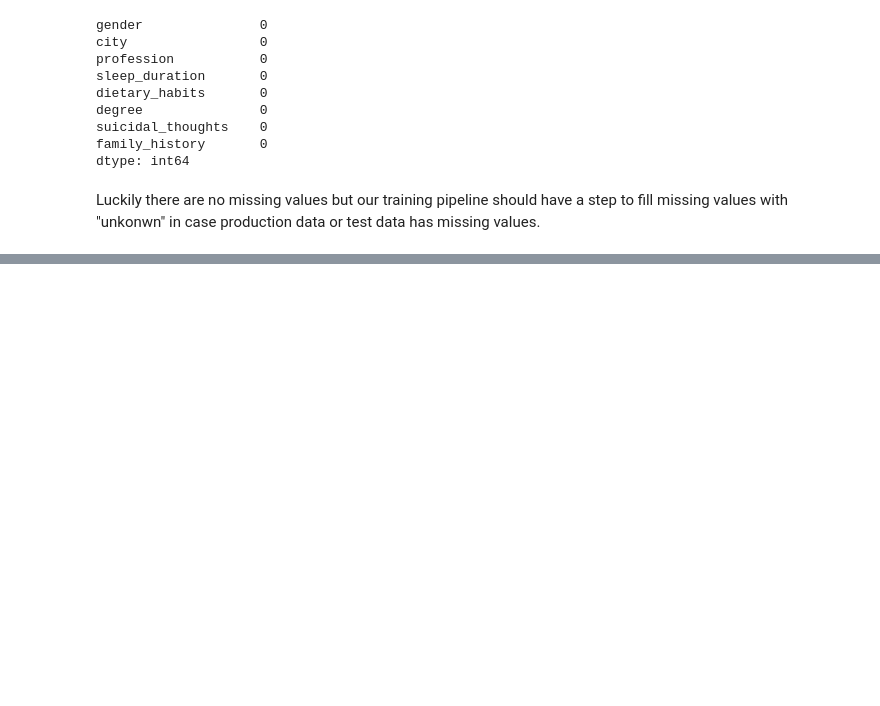
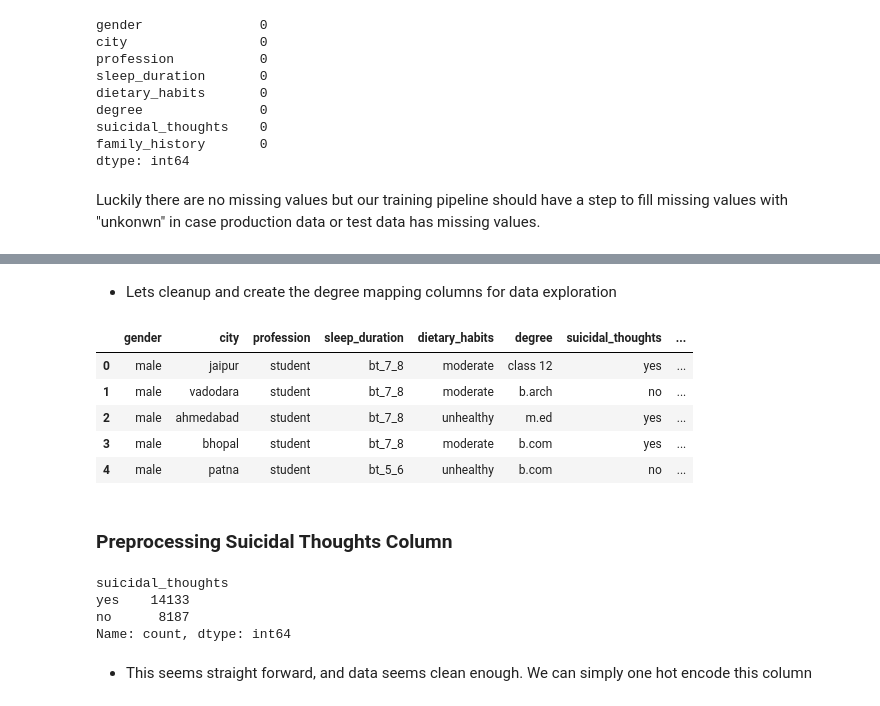
Before and after one commit to gaurangdave/mental_health_ml, a Jupyter notebook: notebooks/01_data_exploration.ipynb, the cells around one changed output, grey strips where cells are left out. Saved outputs shown, nothing was run; the diff lists cells and outputs as text; code cells hidden in the pictures; blank space fills up the shorter version.

```diff
--- a/notebooks/01_data_exploration.ipynb
+++ b/notebooks/01_data_exploration.ipynb
@@ -461,0 +403,38 @@ master_cities
+# %%
+# helper function to map dietary habits 'other' value to unhealthy
+def dietary_habits_mapping_fn(df):
+    if not isinstance(df, pd.DataFrame):
+        raise ValueError("Input must be a pandas DataFrame")
+    df_copy = df.copy()
+    df_copy.loc[df_copy["dietary_habits"] == "others","dietary_habits"] = "unhealthy"
+    return df_copy
+
+
+dietary_habits_mapping = FunctionTransformer(
+    dietary_habits_mapping_fn, feature_names_out="one-to-one")
+
+
+def make_dietary_habits_pipeline_fn(encoding='onehot'):
+    steps = [
+        ("default_cat_pipeline", default_cat_pipeline),
+        ("dietary_habits_mapping", dietary_habits_mapping)
+    ]
+
+    if encoding == "onehot":
+        steps.append(("encoder", OneHotEncoder(
+            sparse_output=False, handle_unknown="ignore")))
+    elif encoding == "ordinal":
+        steps.append(("encoder", OrdinalEncoder(categories=[[
+            "unhealthy", "moderate", "healthy"
+        ]], handle_unknown="use_encoded_value", unknown_value=-1)))
+    else:
+        raise ValueError("Invalid encoding type: choose 'onehot' or 'ordinal'")
+    return Pipeline(steps=steps)
+
+preprocesing_dietary_habits = ColumnTransformer([(
+    "dietary_habits_pipeline", make_dietary_habits_pipeline_fn(encoding="onehot"), [
+        "dietary_habits"]
+)])
+
+temp = preprocesing_dietary_habits.fit_transform(X_train)
+preprocesing_dietary_habits.get_feature_names_out()
@@ -461,0 +447,3 @@ master_cities
+# %%
+updated_categories = dietary_habits_mapping_fn(updated_categories)
+updated_categories["dietary_habits"].value_counts()
@@ -461,0 +626,24 @@ master_cities
+# %% [markdown]
+* Lets cleanup and create the degree mapping columns for data exploration
+# %%
+updated_categories = degree_cleanup_fn(updated_categories)
+updated_categories = degree_mapping_fn(updated_categories)
+updated_categories.head()
+# %% [output]
+|  | gender | city | profession | sleep_duration | dietary_habits | degree | suicidal_thoughts | ... |
+| 0 | male | jaipur | student | bt_7_8 | moderate | class 12 | yes | ... |
+| 1 | male | vadodara | student | bt_7_8 | moderate | b.arch | no | ... |
+| 2 | male | ahmedabad | student | bt_7_8 | unhealthy | m.ed | yes | ... |
+| 3 | male | bhopal | student | bt_7_8 | moderate | b.com | yes | ... |
+| 4 | male | patna | student | bt_5_6 | unhealthy | b.com | no | ... |
+# %% [markdown]
+### Preprocessing Suicidal Thoughts Column
+# %%
+updated_categories["suicidal_thoughts"].value_counts()
+# %% [output]
+suicidal_thoughts
+yes    14133
+no      8187
+Name: count, dtype: int64
+# %% [markdown]
+* This seems straight forward, and data seems clean enough. We can simply one hot encode this column
```
Also changed, not shown: parts of 96 cells of this notebook, 3 other files.
